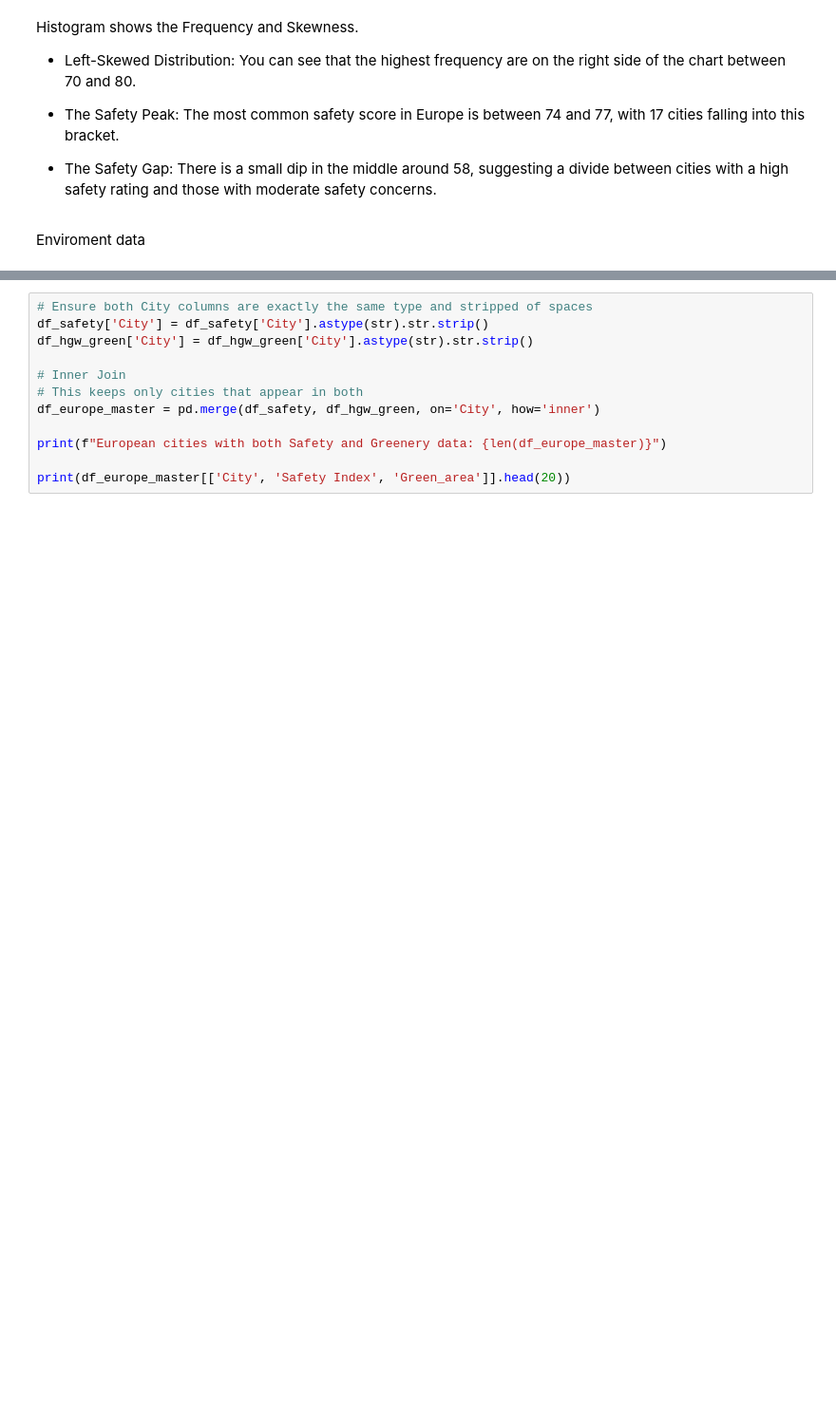
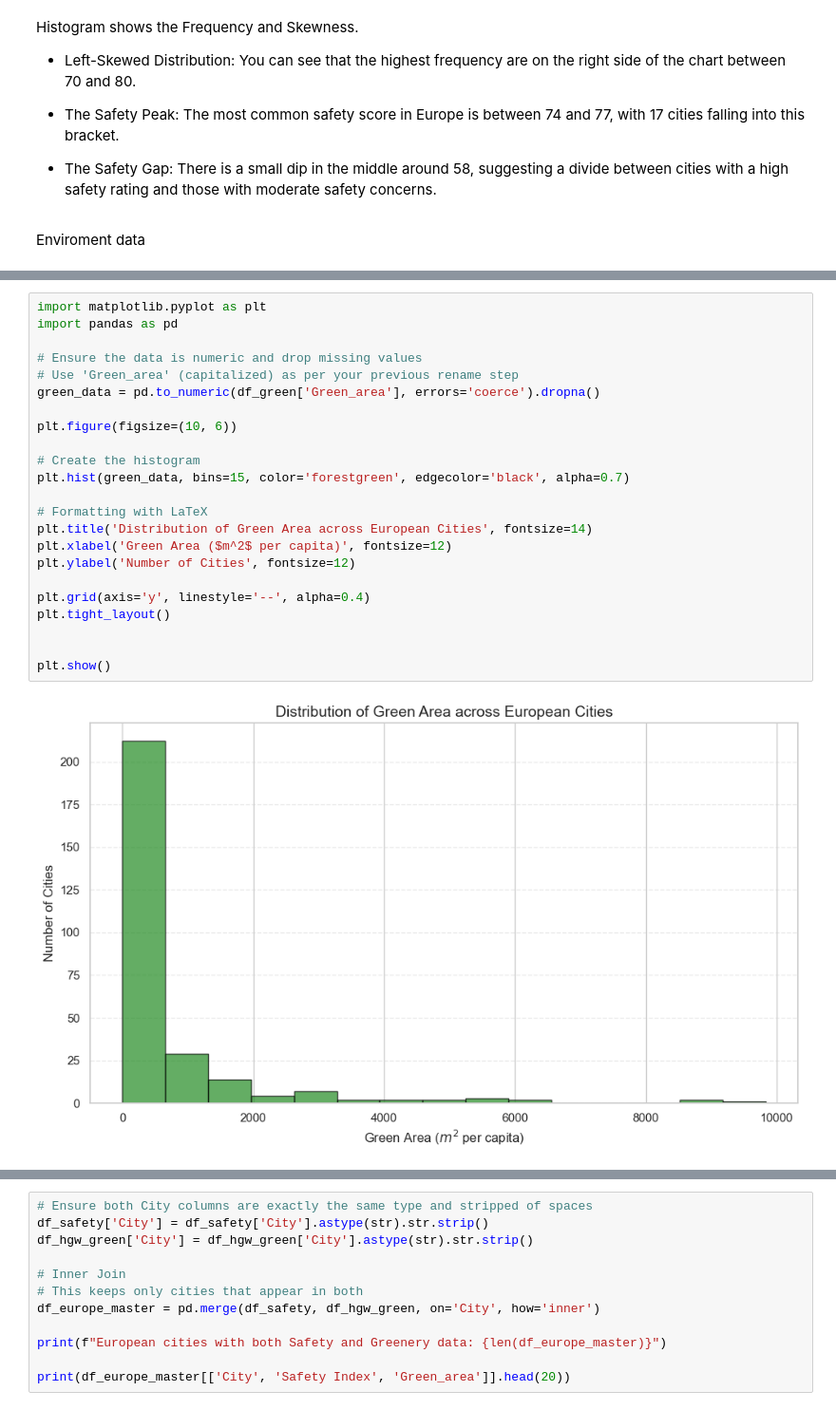
Before and after one commit to AoifeMurphy02/DAV_Specification_Index_Generation_and_Visualization, a Jupyter notebook: HGW_Index.ipynb, the cells around one changed output, grey strips where cells are left out. Shown at 95% size. Drawn from its saved outputs; the diff is of its cells as text; blank space fills up the shorter version.

```diff
--- a/HGW_Index.ipynb
+++ b/HGW_Index.ipynb
@@ -140,0 +210,25 @@ print(df_hgw_green.head(20))
+# %%
+import matplotlib.pyplot as plt
+import pandas as pd
+
+# Ensure the data is numeric and drop missing values
+# Use 'Green_area' (capitalized) as per your previous rename step
+green_data = pd.to_numeric(df_green['Green_area'], errors='coerce').dropna()
+
+plt.figure(figsize=(10, 6))
+
+# Create the histogram
+plt.hist(green_data, bins=15, color='forestgreen', edgecolor='black', alpha=0.7)
+
+# Formatting with LaTeX
+plt.title('Distribution of Green Area across European Cities', fontsize=14)
+plt.xlabel('Green Area ($m^2$ per capita)', fontsize=12)
+plt.ylabel('Number of Cities', fontsize=12)
+
+plt.grid(axis='y', linestyle='--', alpha=0.4)
+plt.tight_layout()
+
+
+plt.show()
+# %% [output]
+[figure, added]
```
Also changed, not shown: parts of 10 cells of this notebook.
